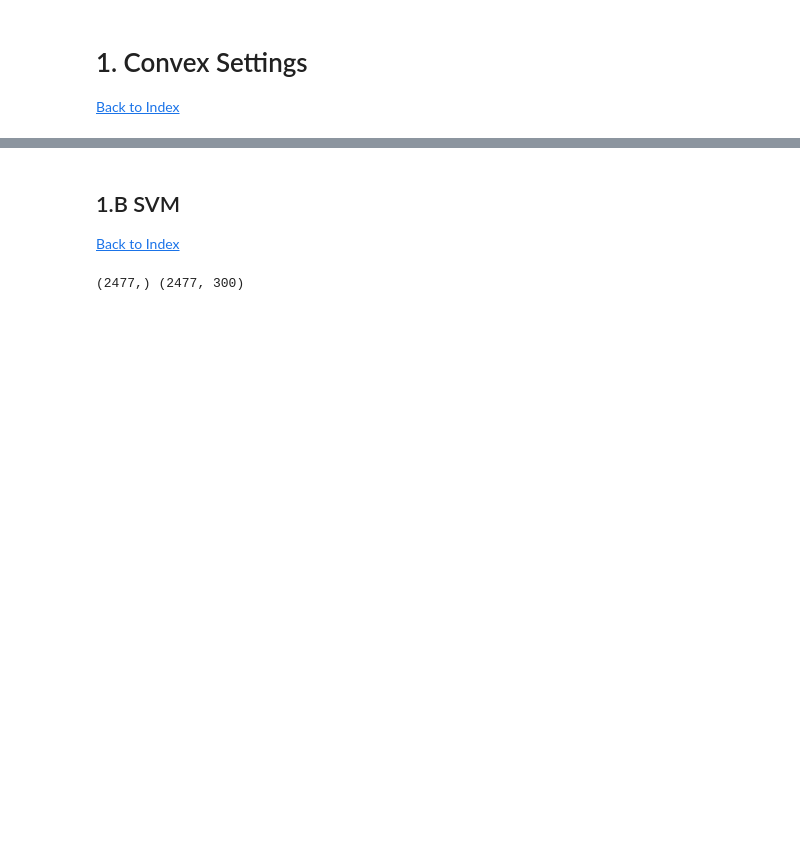
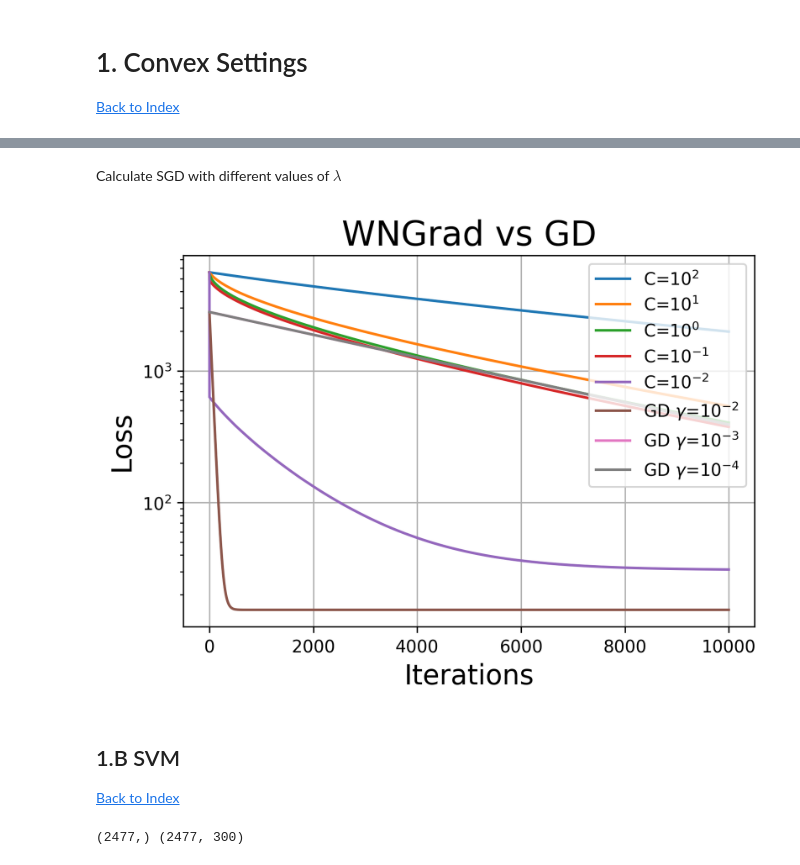
Before and after one commit to Alejandro-1996/CS-439-Project, a Jupyter notebook: code/Main.ipynb, the cells around one changed output, grey strips where cells are left out. Drawn from its saved outputs; the diff is of its cells as text; code cells hidden in the pictures; blank space fills up the shorter version.

```diff
--- a/code/Main.ipynb
+++ b/code/Main.ipynb
@@ -33,0 +133,2 @@ import torchvision
+# %% [markdown]
+Calculate SGD with different values of $\lambda$
@@ -34,3 +177,21 @@ import torchvision
+# %%
+plt.plot(regr1.history, label="C=$10^{2}$");
+plt.plot(regr2.history, label="C=$10^{1}$");
+plt.plot(regr3.history, label="C=$10^{0}$");
+plt.plot(regr4.history, label="C=$10^{-1}$");
+plt.plot(regr5.history, label="C=$10^{-2}$");
+plt.plot(gradient_objectives_naive_2, label="GD $\gamma$=$10^{-2}$")
+plt.plot(gradient_objectives_naive_3, label="GD $\gamma$=$10^{-3}$")
+plt.plot(gradient_objectives_naive_4, label="GD $\gamma$=$10^{-4}$")
+plt.yscale("log"); plt.grid()
+plt.title('WNGrad vs GD', fontsize = 20)
+plt.xlabel("Iterations", fontsize=16)
+fig = plt.gcf()
+plt.ylabel("Loss", fontsize=16); fig.set_dpi(300)
+plt.legend(bbox_to_anchor=(1, 1), loc='upper right', ncol=1)
+plt.show()
+# %% [output]
+[figure, added]
 # %% [markdown]
 ## 1.B SVM
 [Back to Index](#Index)
```
Also changed, not shown: parts of 14 cells of this notebook, 6 other files.
